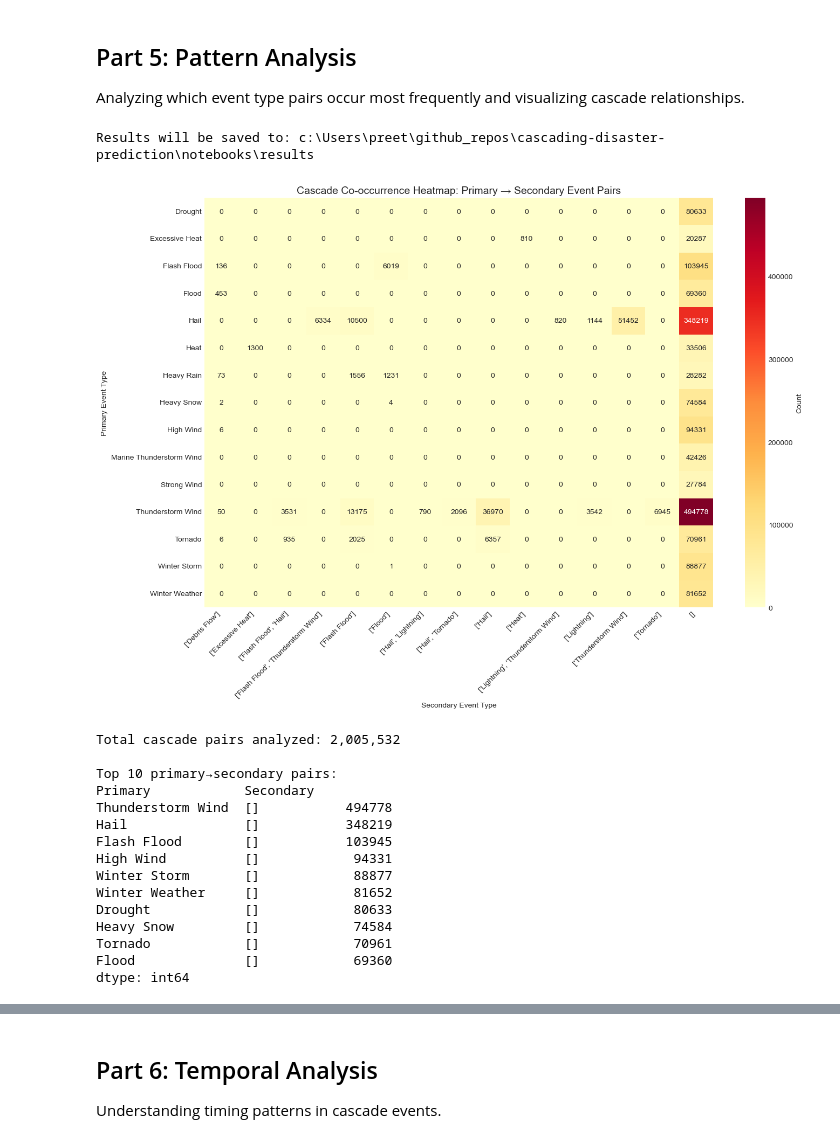
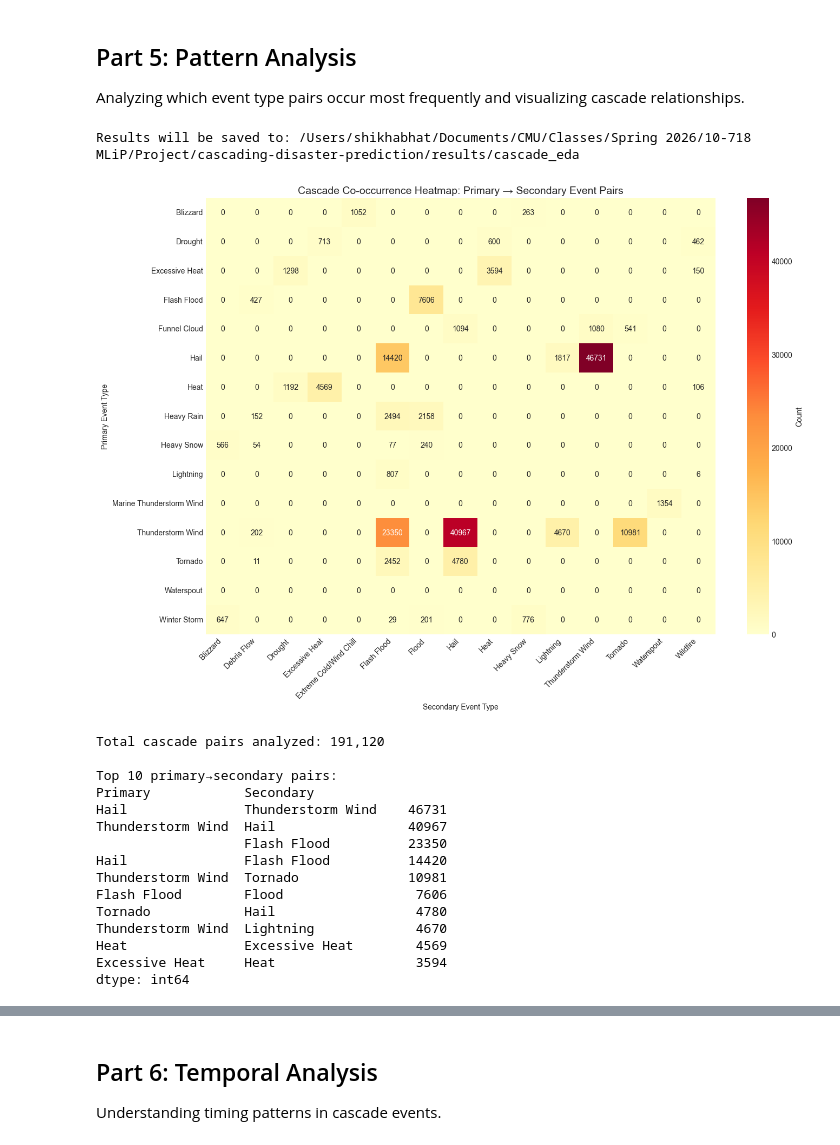
Before and after one commit to ml-girls/cascading-disaster-prediction, a Jupyter notebook: notebooks/01_cascade_eda.ipynb, the cells around one changed output, grey strips where cells are left out. Saved outputs shown, nothing was run; the diff lists cells and outputs as text; code cells hidden in the pictures.

```diff
--- a/notebooks/01_cascade_eda.ipynb
+++ b/notebooks/01_cascade_eda.ipynb
@@ -667,0 +649,20 @@ Events with cascades: 167,218 (8.34%)
+# %%
+# Sample events with multilabel targets clearly shown
+with_cascades = df_labeled[df_labeled['target'].apply(len) > 1].copy()
+# print(f"Events with cascades: {len(with_cascades):,} ({len(with_cascades)/len(df_labeled)*100:.2f}%)\n")
+
+# Show 5 example rows with multilabel targets as readable text
+sample = with_cascades.head(5)[['EVENT_TYPE', 'STATE', 'target', 'TOTAL_DAMAGE_USD', 'FATALITY_COUNT']].copy()
+sample['Multilabel Targets'] = sample['target'].apply(lambda t: ', '.join(t))
+sample['# Labels'] = sample['target'].apply(len)
+
+print('='*90)
+print(f"{'Primary Event':<25} {'State':<18} {'# Labels':>8}   Multilabel Targets")
+print('='*90)
+for _, row in sample.iterrows():
+    targets_str = ', '.join(row['target'])
+    print(f"{row['EVENT_TYPE']:<25} {row['STATE']:<18} {row['# Labels']:>8}   {targets_str}")
+print('='*90)
+
+# Also display as a clean DataFrame
+display(sample[['EVENT_TYPE', 'STATE', 'Multilabel Targets', '# Labels', 'TOTAL_DAMAGE_USD', 'FATALITY_COUNT']])
@@ -709,77 +726,75 @@ Analyzing which event type pairs occur most frequently and visualizing cascade r
 # Setup: Create results directory for saving outputs
 import os
 
-RESULTS_DIR = 'results'
+RESULTS_DIR = '../results/cascade_eda'
 os.makedirs(RESULTS_DIR, exist_ok=True)
 print(f'Results will be saved to: {os.path.abspath(RESULTS_DIR)}')
 # %% [output]
-Results will be saved to: c:\Users\preet\github_repos\cascading-disaster-prediction\notebooks\results
+Results will be saved to: /Users/shikhabhat/Documents/CMU/Classes/Spring 2026/10-718 MLiP/Project/cascading-disaster-prediction/results/cascade_eda
 # %%
 # Co-occurrence Heatmap: which primary→secondary pairs are most common?
 import seaborn as sns
 
-# Get cascade events (events with a target)
-cascade_events = df_labeled[df_labeled['target'].notna() & (df_labeled['target'] != '')].copy()
+# Get cascade events (events with a non-empty target list)
+cascade_events = df_labeled[df_labeled['target'].apply(lambda x: isinstance(x, list) and len(x) > 0)].copy()
 
-# For multi-label targets, split them
-def explode_targets(row):
-    target = row['target']
-    # Handle various null-like values
-    if target is None or (isinstance(target, float) and pd.isna(target)) or target == '':
-        return []
-    targets = str(target).split('|')
-    return [(row['EVENT_TYPE'], t.strip()) for t in targets if t.strip()]
-
+# Explode multilabel targets into (primary, secondary) pairs, filtering out 'None'
 pairs = []
 for _, row in cascade_events.iterrows():
-    pairs.extend(explode_targets(row))
+    for sec in row['target']:
+        if sec and str(sec).lower() != 'none':
+            pairs.append((row['EVENT_TYPE'], sec))
 
-# Create a dataframe of pairs
+# Create a dataframe of pairs and remove any 'None' values
 pairs_df = pd.DataFrame(pairs, columns=['Primary', 'Secondary'])
+pairs_df = pairs_df[
+    (pairs_df['Primary'].str.lower() != 'none') &
+    (pairs_df['Secondary'].str.lower() != 'none')
+]
 
 # Create co-occurrence matrix
 cooccurrence = pairs_df.groupby(['Primary', 'Secondary']).size().unstack(fill_value=0)
 
 # Plot heatmap (top 15 primaries and secondaries by frequency)
 top_primaries = pairs_df['Primary'].value_counts().head(15).index
 top_secondaries = pairs_df['Secondary'].value_counts().head(15).index
 
 # Filter to top pairs
 cooc_filtered = cooccurrence.loc[
     cooccurrence.index.isin(top_primaries),
     cooccurrence.columns.isin(top_secondaries)
 ]
 
 plt.figure(figsize=(14, 10))
 sns.heatmap(cooc_filtered, annot=True, fmt='d', cmap='YlOrRd', cbar_kws={'label': 'Count'})
 plt.title('Cascade Co-occurrence Heatmap: Primary → Secondary Event Pairs', fontsize=14)
 plt.xlabel('Secondary Event Type')
 plt.ylabel('Primary Event Type')
 plt.xticks(rotation=45, ha='right')
 plt.yticks(rotation=0)
 plt.tight_layout()
 plt.savefig(f'{RESULTS_DIR}/cooccurrence_heatmap.png', dpi=150, bbox_inches='tight')
 plt.show()
 
 print(f"Total cascade pairs analyzed: {len(pairs_df):,}")
 print(f"\nTop 10 primary→secondary pairs:")
 print(pairs_df.groupby(['Primary', 'Secondary']).size().sort_values(ascending=False).head(10))
 # %% [output]
-[figure, old version]
+[figure, new version]
-Total cascade pairs analyzed: 2,005,532
+Total cascade pairs analyzed: 191,120
 
 Top 10 primary→secondary pairs:
 Primary            Secondary
-Thunderstorm Wind  []           494778
-Hail               []           348219
-Flash Flood        []           103945
-High Wind          []            94331
-Winter Storm       []            88877
-Winter Weather     []            81652
-Drought            []            80633
-Heavy Snow         []            74584
-Tornado            []            70961
-Flood              []            69360
+Hail               Thunderstorm Wind    46731
+Thunderstorm Wind  Hail                 40967
+                   Flash Flood          23350
+Hail               Flash Flood          14420
+Thunderstorm Wind  Tornado              10981
+Flash Flood        Flood                 7606
+Tornado            Hail                  4780
+Thunderstorm Wind  Lightning             4670
+Heat               Excessive Heat        4569
+Excessive Heat     Heat                  3594
 dtype: int64
 # %%
 # Network Graph: visualize cascade relationships as directed graph
```
Also changed, not shown: parts of 44 cells of this notebook, 23 other files.
